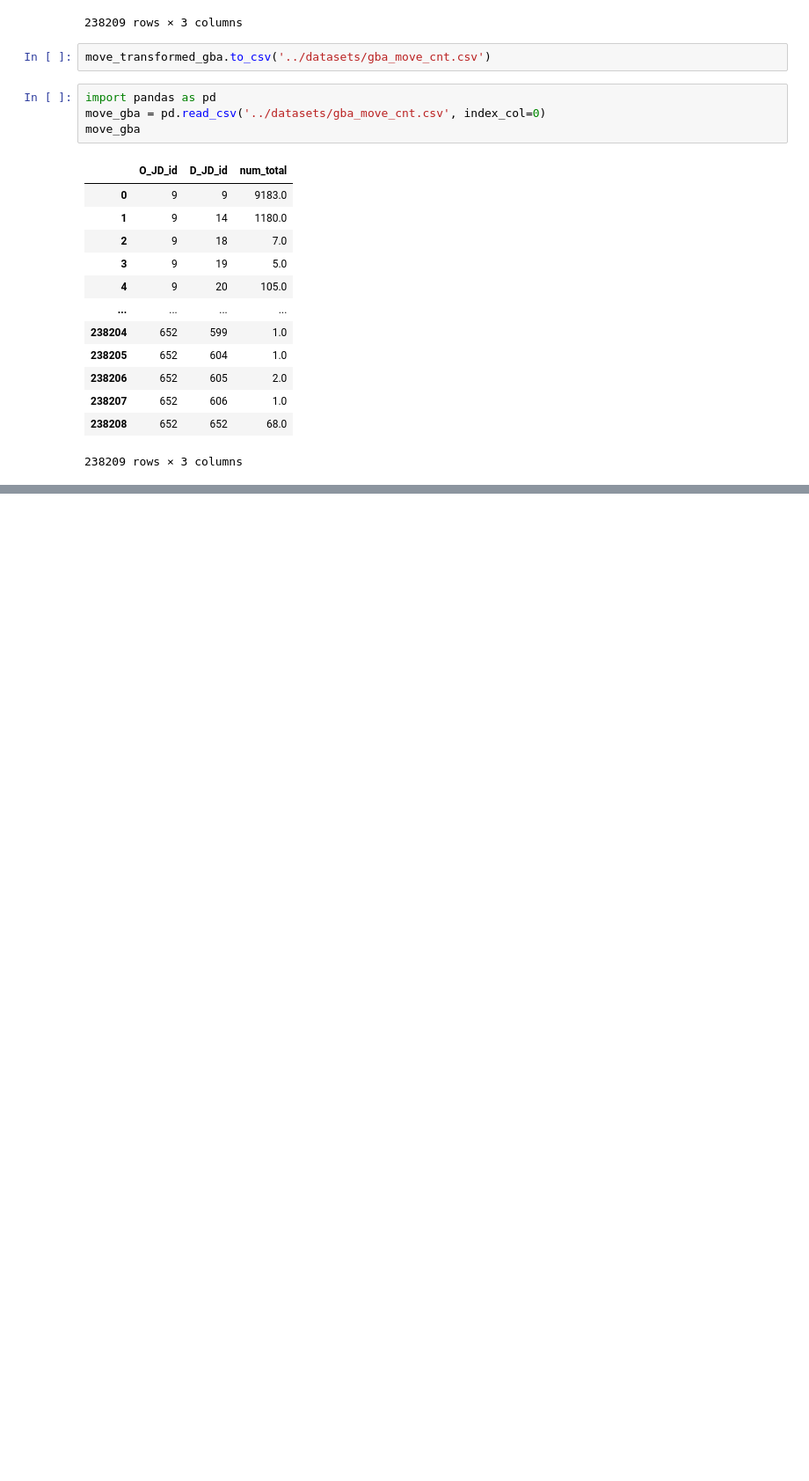
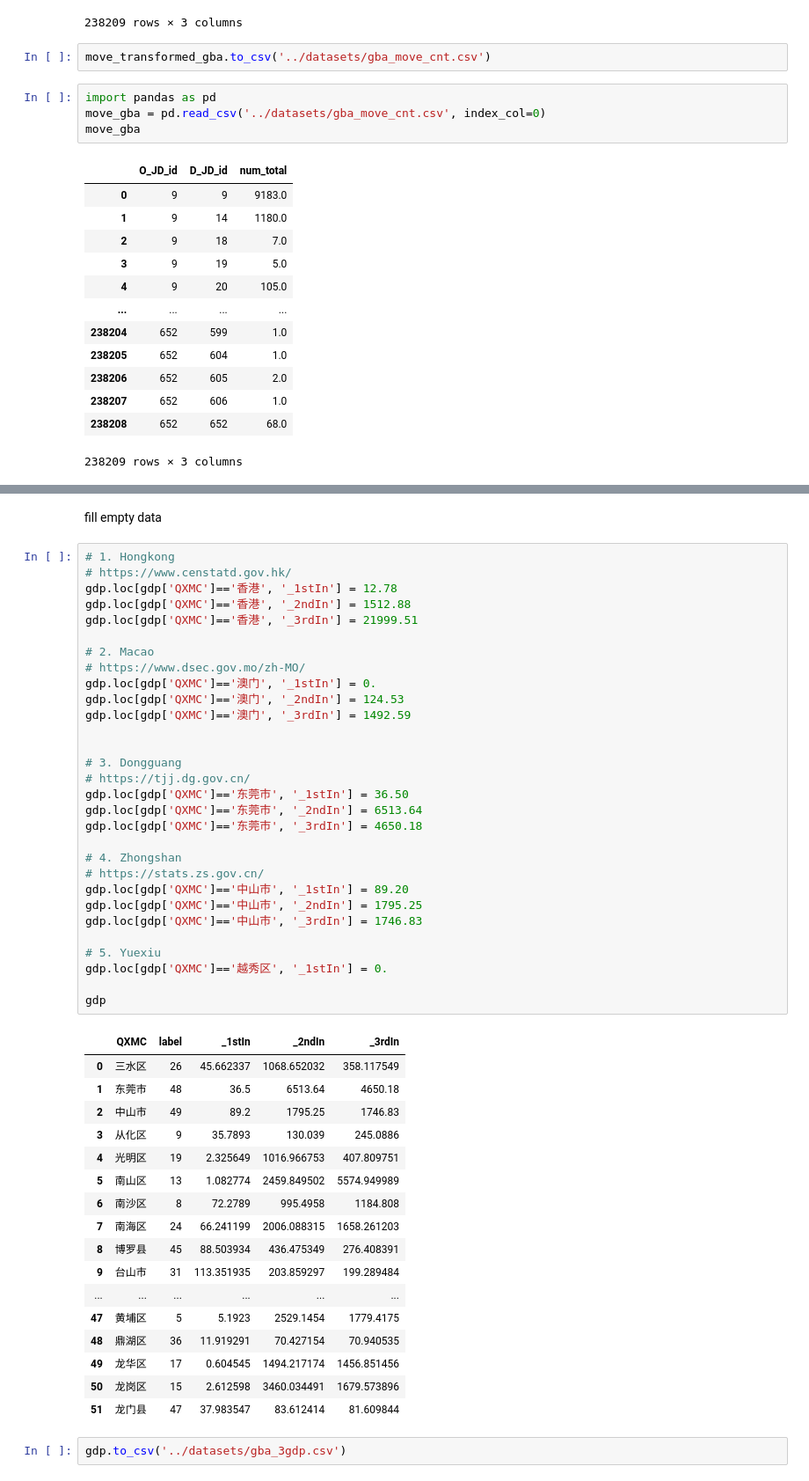
Before and after one commit to SlieFamily/SemiGPS, a Jupyter notebook: notebooks/data_process.ipynb, the cells around one changed output, grey strips where cells are left out. Shown: that part at 88% size. Saved outputs shown, nothing was run; the diff lists cells and outputs as text; blank space fills up the shorter version.

```diff
--- a/notebooks/data_process.ipynb
+++ b/notebooks/data_process.ipynb
@@ -267,0 +385,52 @@ move_gba
+# %% [markdown]
+fill empty data
+# %%
+# 1. Hongkong
+# https://www.censtatd.gov.hk/
+gdp.loc[gdp['QXMC']=='香港', '_1stIn'] = 12.78
+gdp.loc[gdp['QXMC']=='香港', '_2ndIn'] = 1512.88
+gdp.loc[gdp['QXMC']=='香港', '_3rdIn'] = 21999.51
+
+# 2. Macao
+# https://www.dsec.gov.mo/zh-MO/
+gdp.loc[gdp['QXMC']=='澳门', '_1stIn'] = 0.
+gdp.loc[gdp['QXMC']=='澳门', '_2ndIn'] = 124.53
+gdp.loc[gdp['QXMC']=='澳门', '_3rdIn'] = 1492.59
+
+
+# 3. Dongguang
+# https://tjj.dg.gov.cn/
+gdp.loc[gdp['QXMC']=='东莞市', '_1stIn'] = 36.50
+gdp.loc[gdp['QXMC']=='东莞市', '_2ndIn'] = 6513.64
+gdp.loc[gdp['QXMC']=='东莞市', '_3rdIn'] = 4650.18
+
+# 4. Zhongshan
+# https://stats.zs.gov.cn/
+gdp.loc[gdp['QXMC']=='中山市', '_1stIn'] = 89.20
+gdp.loc[gdp['QXMC']=='中山市', '_2ndIn'] = 1795.25
+gdp.loc[gdp['QXMC']=='中山市', '_3rdIn'] = 1746.83
+
+# 5. Yuexiu
+gdp.loc[gdp['QXMC']=='越秀区', '_1stIn'] = 0.
+
+gdp
+# %% [output]
+|  | QXMC | label | _1stIn | _2ndIn | _3rdIn |
+| 0 | 三水区 | 26 | 45.662337 | 1068.652032 | 358.117549 |
+| 1 | 东莞市 | 48 | 36.5 | 6513.64 | 4650.18 |
+| 2 | 中山市 | 49 | 89.2 | 1795.25 | 1746.83 |
+| 3 | 从化区 | 9 | 35.7893 | 130.039 | 245.0886 |
+| 4 | 光明区 | 19 | 2.325649 | 1016.966753 | 407.809751 |
+| 5 | 南山区 | 13 | 1.082774 | 2459.849502 | 5574.949989 |
+| 6 | 南沙区 | 8 | 72.2789 | 995.4958 | 1184.808 |
+| 7 | 南海区 | 24 | 66.241199 | 2006.088315 | 1658.261203 |
+| 8 | 博罗县 | 45 | 88.503934 | 436.475349 | 276.408391 |
+| 9 | 台山市 | 31 | 113.351935 | 203.859297 | 199.289484 |
+| ... | ... | ... | ... | ... | ... |
+| 47 | 黄埔区 | 5 | 5.1923 | 2529.1454 | 1779.4175 |
+| 48 | 鼎湖区 | 36 | 11.919291 | 70.427154 | 70.940535 |
+| 49 | 龙华区 | 17 | 0.604545 | 1494.217174 | 1456.851456 |
+| 50 | 龙岗区 | 15 | 2.612598 | 3460.034491 | 1679.573896 |
+| 51 | 龙门县 | 47 | 37.983547 | 83.612414 | 81.609844 |
+# %%
+gdp.to_csv('../datasets/gba_3gdp.csv')
```
Also changed, not shown: parts of 14 cells of this notebook, 13 other files.
